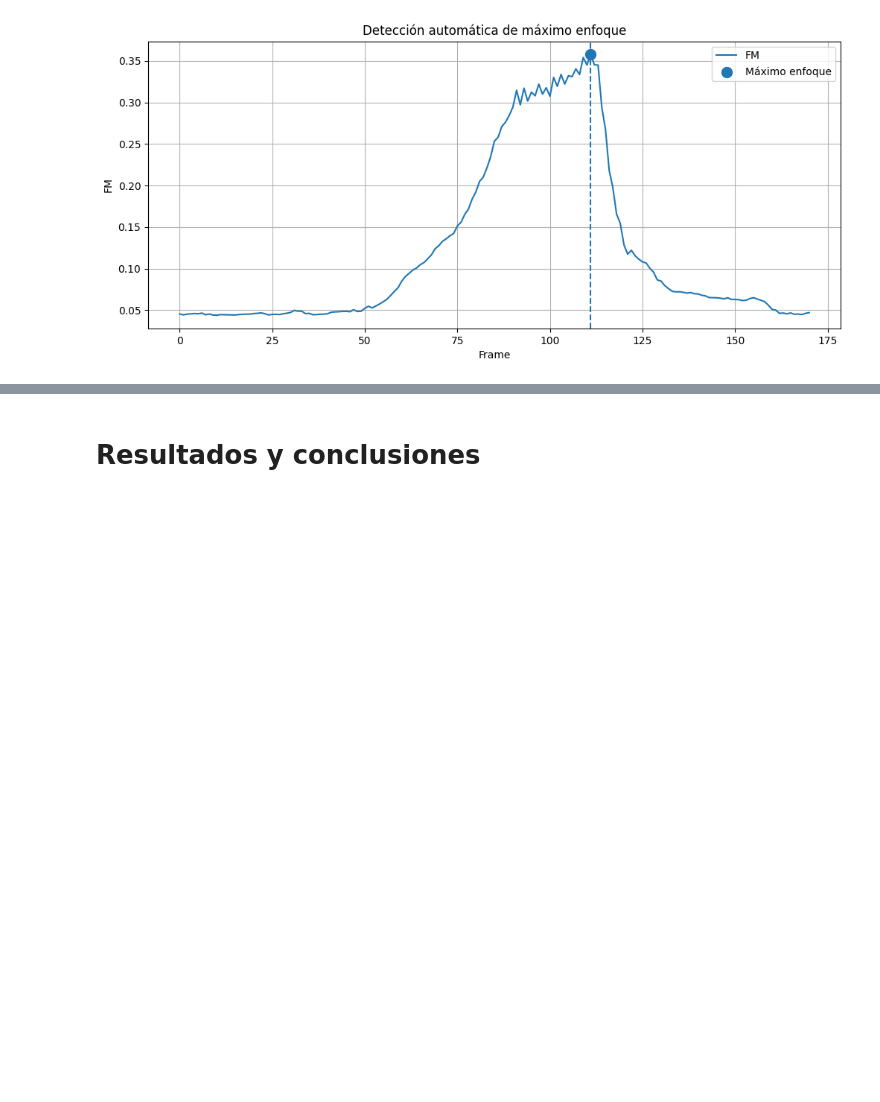
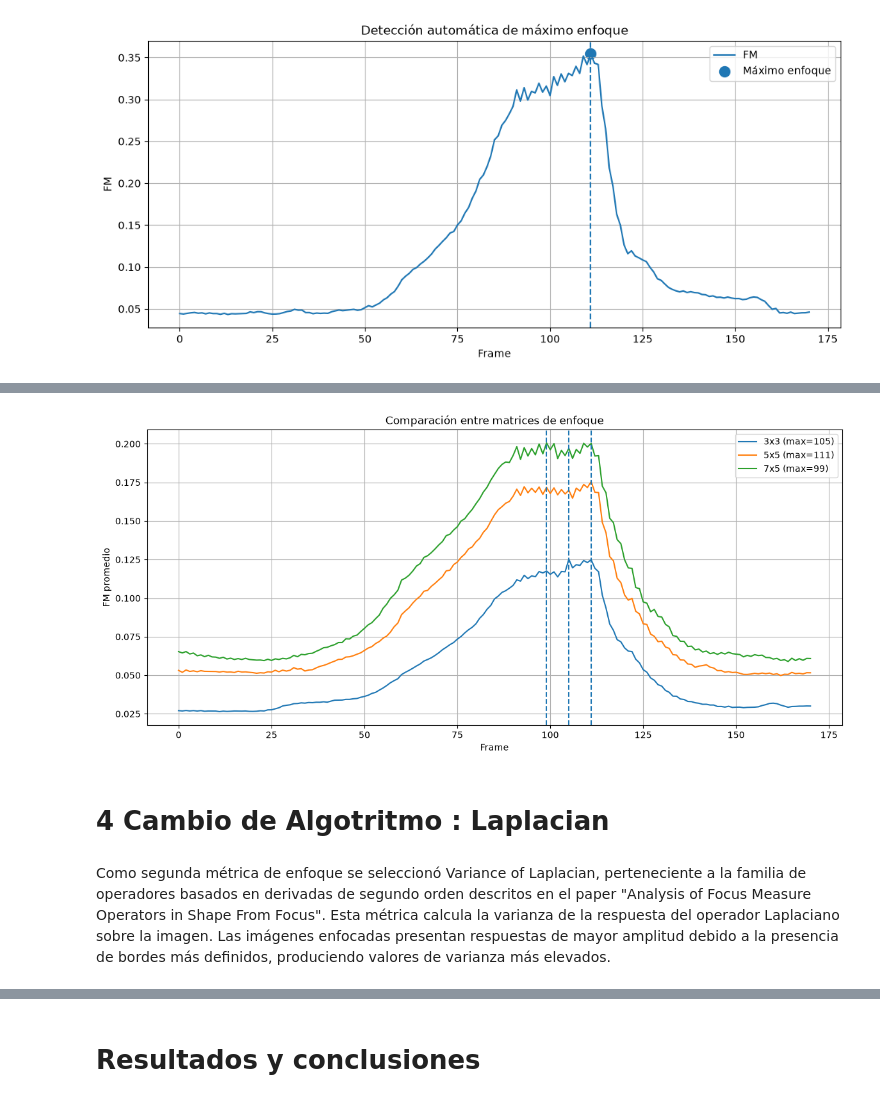
Before and after one commit to leandroabritez/VpC-I_TP2, a Jupyter notebook: detector.ipynb, the cells around one changed output, grey strips where cells are left out. Cells and saved outputs as stored; diff of their text form; code cells hidden in the pictures; blank space fills up the shorter version.

```diff
--- a/detector.ipynb
+++ b/detector.ipynb
@@ -307,0 +565,12 @@ plt.show()
+# %%
+comparar_grillas(
+    scores_3x3, best_3x3,
+    scores_5x5, best_5x5,
+    scores_7x5, best_7x5
+)
+# %% [output]
+[figure, added]
+# %% [markdown]
+# 4 Cambio de Algotritmo : Laplacian
+# %% [markdown]
+Como segunda métrica de enfoque se seleccionó Variance of Laplacian, perteneciente a la familia de operadores basados en derivadas de segundo orden descritos en el paper "Analysis of Focus Measure Operators in Shape From Focus". Esta métrica calcula la varianza de la respuesta del operador Laplaciano sobre la imagen. Las imágenes enfocadas presentan respuestas de mayor amplitud debido a la presencia de bordes más definidos, produciendo valores de varianza más elevados.
```
Also changed, not shown: parts of 18 cells of this notebook, 4 other files.
